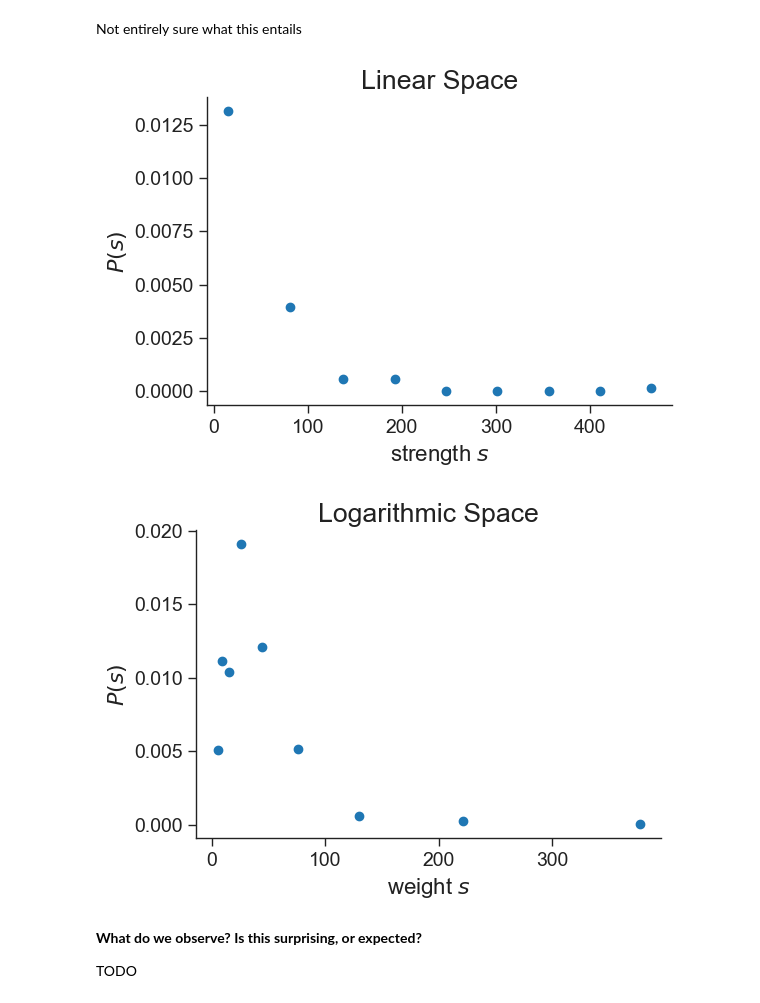
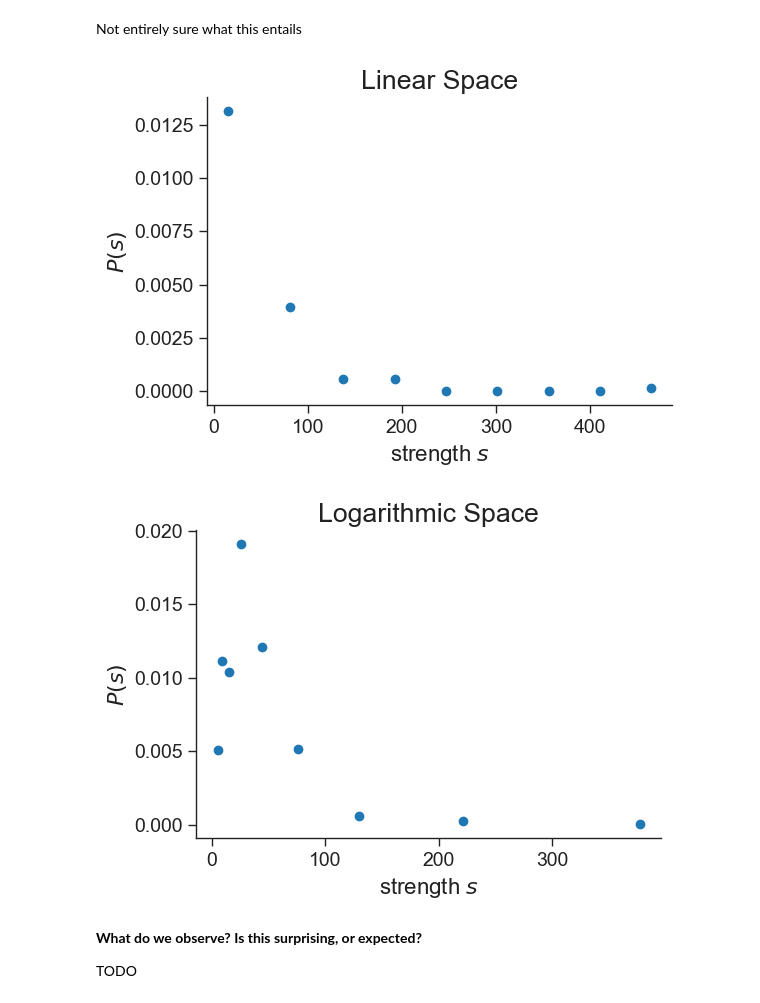
Before and after one commit to matthew-mcc/Connectomics, a Jupyter notebook: Exercises/CPSC-601-Connectomics-Fall24-Exercise-1.ipynb, the cells around one changed output. Drawn from its saved outputs; the diff is of its cells as text; code cells hidden in the pictures.

```diff
--- a/Exercises/CPSC-601-Connectomics-Fall24-Exercise-1.ipynb
+++ b/Exercises/CPSC-601-Connectomics-Fall24-Exercise-1.ipynb
@@ -342,35 +342,35 @@ ax.set_title("Linear Space")
 # Show the plot
 plt.show()
 
 
 bin_edges = np.logspace(np.log10(kmin), np.log10(kmax), num=10)
 
 # histogram the data into these bins
 density, _ = np.histogram(strengths, bins=bin_edges, density=True)
 
 fig = plt.figure(figsize=(6,4))
 
 # "x" should be midpoint (IN LOG SPACE) of each bin
 log_be = np.log10(bin_edges)
 x = 10**((log_be[1:] + log_be[:-1])/2)
 
 plt.plot(x, density, marker='o', linestyle='none')
-plt.xlabel(r"weight $s$", fontsize=16)
+plt.xlabel(r"strength $s$", fontsize=16)
 plt.ylabel(r"$P(s)$", fontsize=16)
 
 # remove right and top boundaries because they're ugly
 ax = plt.gca()
 ax.spines['right'].set_visible(False)
 ax.spines['top'].set_visible(False)
 ax.yaxis.set_ticks_position('left')
 ax.xaxis.set_ticks_position('bottom')
 ax.set_title("Logarithmic Space")
 
 # Show the plot
 plt.show()
 # %% [output]
 [figure]
-[figure, old version]
+[figure, new version]
 # %% [markdown]
 __What do we observe? Is this surprising, or expected?__
 
```
Also changed, not shown: parts of 6 cells of this notebook.
